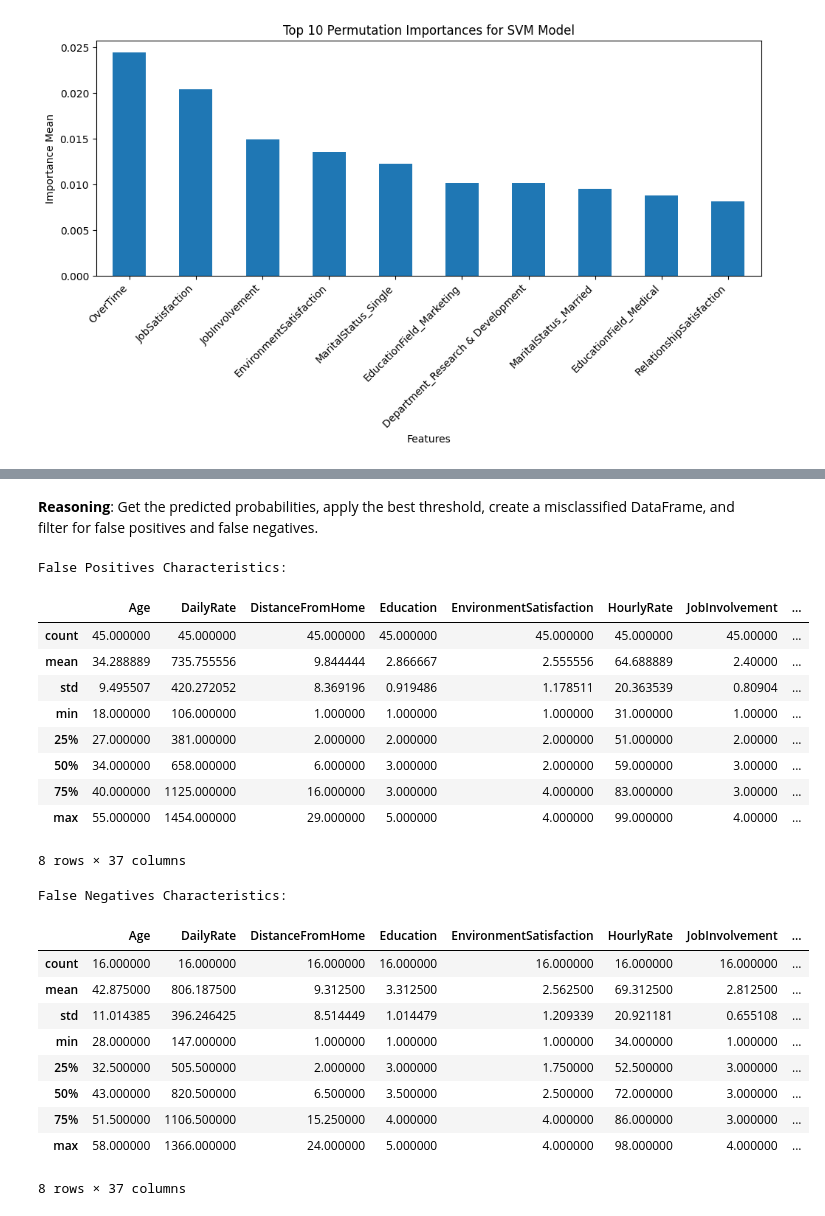
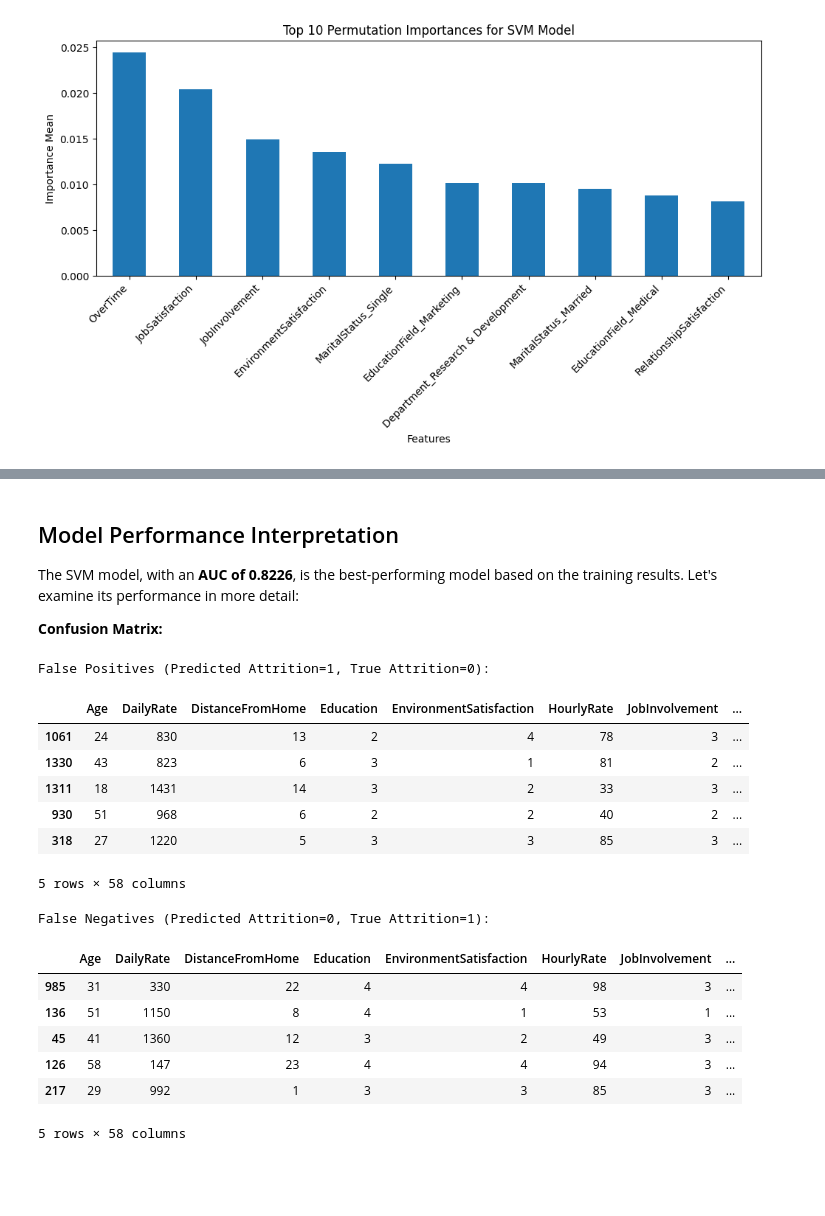
Before and after one commit to Devendra379/HR-Employee-Attrition, a Jupyter notebook: employee_attrition.ipynb, the cells around one changed output, grey strips where cells are left out. Drawn from its saved outputs; the diff is of its cells as text; code cells hidden in the pictures; blank space fills up the shorter version.

```diff
--- a/employee_attrition.ipynb
+++ b/employee_attrition.ipynb
@@ -765,48 +797,37 @@ Examine the false positives and false negatives from the best model's prediction
-# %% [markdown]
-**Reasoning**:
-Get the predicted probabilities, apply the best threshold, create a misclassified DataFrame, and filter for false positives and false negatives.
+# %% [markdown]
+## Model Performance Interpretation
+
+The SVM model, with an **AUC of 0.8226**, is the best-performing model based on the training results. Let's examine its performance in more detail:
+
+**Confusion Matrix:**
 # %%
-# 1. Get predicted probabilities and apply threshold
-y_proba = best_model_pipeline.predict_proba(X_test)[:, 1]
-y_pred_custom = (y_proba >= best_thresh).astype(int)
-
-# 2. Create misclassified_df
+# Identify misclassified instances
 misclassified_df = X_test.copy()
 misclassified_df['True_Attrition'] = y_test
 misclassified_df['Predicted_Attrition'] = y_pred_custom
 
-# 3. Filter for false positives and false negatives
 false_positives = misclassified_df[(misclassified_df['True_Attrition'] == 0) & (misclassified_df['Predicted_Attrition'] == 1)]
 false_negatives = misclassified_df[(misclassified_df['True_Attrition'] == 1) & (misclassified_df['Predicted_Attrition'] == 0)]
 
-# 4. Analyze characteristics (using describe for now)
-print("False Positives Characteristics:")
-display(false_positives.describe())
+print("False Positives (Predicted Attrition=1, True Attrition=0):")
+display(false_positives.head())
 
-print("\nFalse Negatives Characteristics:")
-display(false_negatives.describe())
-
-# 5. Summarize observations (will be done in the next step based on the describe output)
+print("\nFalse Negatives (Predicted Attrition=0, True Attrition=1):")
+display(false_negatives.head())
 # %% [output]
-False Positives Characteristics:
+False Positives (Predicted Attrition=1, True Attrition=0):
 |  | Age | DailyRate | DistanceFromHome | Education | EnvironmentSatisfaction | HourlyRate | JobInvolvement | ... |
-| count | 45.000000 | 45.000000 | 45.000000 | 45.000000 | 45.000000 | 45.000000 | 45.00000 | ... |
-| mean | 34.288889 | 735.755556 | 9.844444 | 2.866667 | 2.555556 | 64.688889 | 2.40000 | ... |
-| std | 9.495507 | 420.272052 | 8.369196 | 0.919486 | 1.178511 | 20.363539 | 0.80904 | ... |
-| min | 18.000000 | 106.000000 | 1.000000 | 1.000000 | 1.000000 | 31.000000 | 1.00000 | ... |
-| 25% | 27.000000 | 381.000000 | 2.000000 | 2.000000 | 2.000000 | 51.000000 | 2.00000 | ... |
-| 50% | 34.000000 | 658.000000 | 6.000000 | 3.000000 | 2.000000 | 59.000000 | 3.00000 | ... |
-| 75% | 40.000000 | 1125.000000 | 16.000000 | 3.000000 | 4.000000 | 83.000000 | 3.00000 | ... |
-| max | 55.000000 | 1454.000000 | 29.000000 | 5.000000 | 4.000000 | 99.000000 | 4.00000 | ... |
+| 1061 | 24 | 830 | 13 | 2 | 4 | 78 | 3 | ... |
+| 1330 | 43 | 823 | 6 | 3 | 1 | 81 | 2 | ... |
+| 1311 | 18 | 1431 | 14 | 3 | 2 | 33 | 3 | ... |
+| 930 | 51 | 968 | 6 | 2 | 2 | 40 | 2 | ... |
+| 318 | 27 | 1220 | 5 | 3 | 3 | 85 | 3 | ... |
-8 rows × 37 columns
+5 rows × 58 columns
-False Negatives Characteristics:
+False Negatives (Predicted Attrition=0, True Attrition=1):
 |  | Age | DailyRate | DistanceFromHome | Education | EnvironmentSatisfaction | HourlyRate | JobInvolvement | ... |
-| count | 16.000000 | 16.000000 | 16.000000 | 16.000000 | 16.000000 | 16.000000 | 16.000000 | ... |
-| mean | 42.875000 | 806.187500 | 9.312500 | 3.312500 | 2.562500 | 69.312500 | 2.812500 | ... |
-| std | 11.014385 | 396.246425 | 8.514449 | 1.014479 | 1.209339 | 20.921181 | 0.655108 | ... |
-| min | 28.000000 | 147.000000 | 1.000000 | 1.000000 | 1.000000 | 34.000000 | 1.000000 | ... |
-| 25% | 32.500000 | 505.500000 | 2.000000 | 3.000000 | 1.750000 | 52.500000 | 3.000000 | ... |
-| 50% | 43.000000 | 820.500000 | 6.500000 | 3.500000 | 2.500000 | 72.000000 | 3.000000 | ... |
-| 75% | 51.500000 | 1106.500000 | 15.250000 | 4.000000 | 4.000000 | 86.000000 | 3.000000 | ... |
-| max | 58.000000 | 1366.000000 | 24.000000 | 5.000000 | 4.000000 | 98.000000 | 4.000000 | ... |
+| 985 | 31 | 330 | 22 | 4 | 4 | 98 | 3 | ... |
+| 136 | 51 | 1150 | 8 | 4 | 1 | 53 | 1 | ... |
+| 45 | 41 | 1360 | 12 | 3 | 2 | 49 | 3 | ... |
+| 126 | 58 | 147 | 23 | 4 | 4 | 94 | 3 | ... |
+| 217 | 29 | 992 | 1 | 3 | 3 | 85 | 3 | ... |
-8 rows × 37 columns
+5 rows × 58 columns
```
Also changed, not shown: parts of 24 cells of this notebook.
